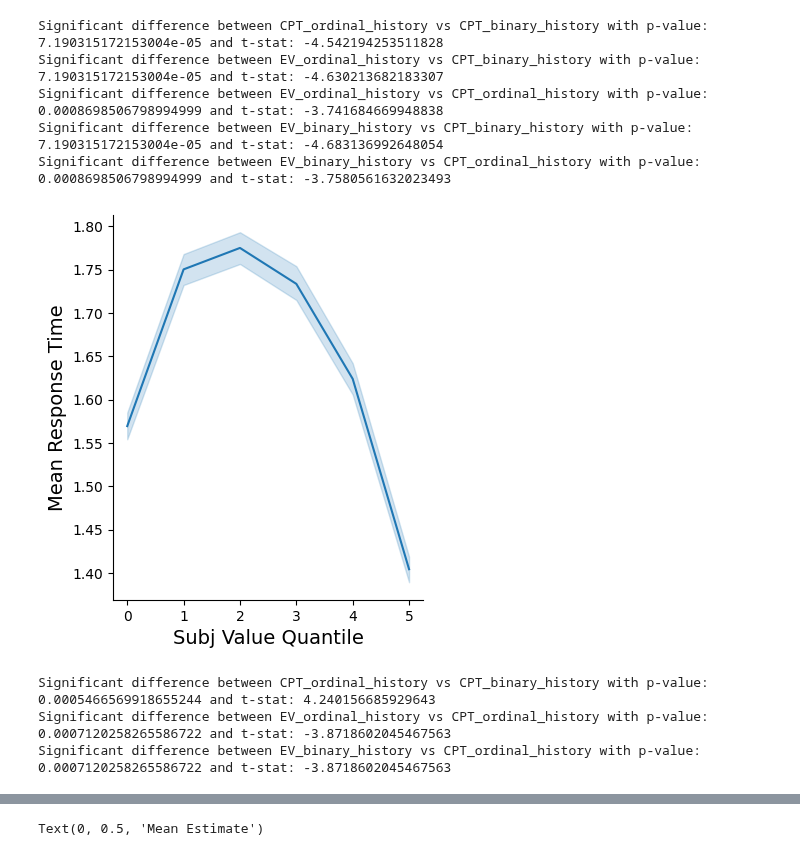
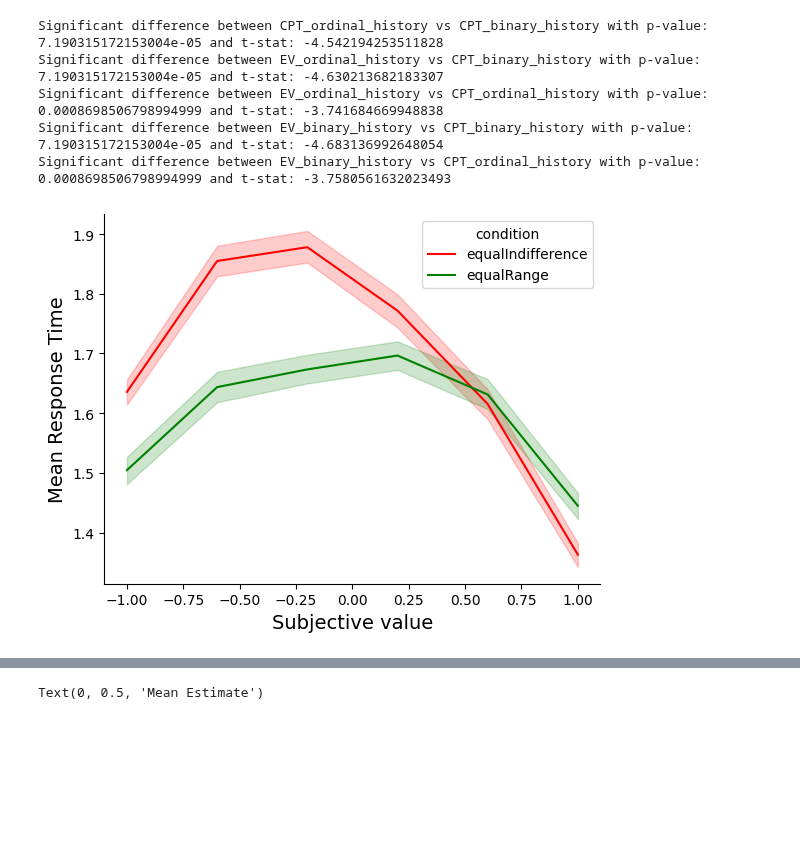
Before and after one commit to GusStgoReyes/riskyneuroarousal, a Jupyter notebook: data/1fits.ipynb, the cells around one changed output, grey strips where cells are left out. Cells and saved outputs as stored; diff of their text form; code cells hidden in the pictures; blank space fills up the shorter version.

Commit message:
subj value and pupil for hddm

```diff
--- a/data/1fits.ipynb
+++ b/data/1fits.ipynb
@@ -21,9 +21,10 @@ for file in os.listdir():
         if file.split("_")[-2] == "subjectFit":
             x.append(pd.read_csv(file))
 model_fits = pd.concat(x, ignore_index=True)
+# %%
+model_fits = model_fits.query(f"model in {['CPT_binary', 'CPT_ordinal']}")
 # %%
 data = load_behavioral_data(min_RT = 0.2)
-data['history'] = data.groupby('sub')['accept'].shift(1).fillna(0).astype(int)
 # %%
 subs_df = {m : [] for m in model_fits["model"].unique()}
 for m in subs_df.keys():
@@ -66,10 +49,0 @@ plt.show()
-# %%
-# Pivot the dataframe so each row is a sub and columns are models
-pivot_df = res_model_per.query(f"sub != 56 and model in {['EV_binary_history', 'CPT_binary_history']}").pivot(index='sub', columns='model', values='acc')
-
-# Plot
-plt.figure(figsize=(8, 5))
-for sub in pivot_df.index:
-    plt.plot(pivot_df.columns, pivot_df.loc[sub], marker='o', label=sub)
-
-plt.show()
@@ -119,60 +111,39 @@ for model in subs_df:
     model_sub_df = subs_df[model]
     # Create new column for normalized decision value grouped by sub
     model_sub_df["decision_value_norm"] = model_sub_df.groupby("sub")["decision_value"].transform(lambda x: x / np.max([abs(x.max()), abs(x.min())]))
+    model_sub_df["subj_value_norm"] = model_sub_df.groupby("sub")["subj_value"].transform(lambda x: x / np.max([abs(x.max()), abs(x.min())]))
 # %%
-plt.figure(figsize=(4, 5))
+# plt.figure(figsize=(4, 5))
+palette = ["red", "green"]
 r2_rt = {"model" : [], "r2" : [], "sub" : []}
 for m in subs_df:
-    if m != "CPT_ordinal_history":
-        continue
+
     model_sub_df = subs_df[m]
     model_sub_df["bin_dv"] = model_sub_df.groupby("sub")["subj_value_norm"].transform(
-                                                        lambda x: pd.qcut(x, q=6, labels=False, duplicates='drop')
+                                                        lambda x: pd.qcut(x, q=6, labels=np.linspace(-1, 1, 6), duplicates='drop')
                                                     )
-    sns.lineplot(data = model_sub_df, x = "bin_dv", y = "RT")
+    if m == 'CPT_ordinal':
+        sns.lineplot(data = model_sub_df, x = "bin_dv", y = "RT", hue = "condition", palette=palette)
+        sns.despine()
+        plt.xlabel("Subjective value", fontsize=14)
+        plt.ylabel("Mean Response Time", fontsize=14)
+        plt.show()
 
     for sub in model_sub_df["sub"].unique():
         subsub_df = model_sub_df.query(f"sub == {sub}").reset_index()
 
         subsub_df["decision_value_sqred"] = subsub_df["subj_value_norm"] ** 2
-        X = subsub_df[['subj_value', 'decision_value_sqred']]  # predictor needs to be 2D
+        X = subsub_df[['subj_value_norm', 'decision_value_sqred']]  # predictor needs to be 2D
         y = subsub_df['RT']
 
         model = LinearRegression().fit(X, y)
         r_squared = r2_score(y, model.predict(X))
         r2_rt["r2"].append(r_squared)
         r2_rt["model"].append(m)
         r2_rt["sub"].append(sub)
 
 r2_rt = pd.DataFrame(r2_rt)
-sns.despine()
-plt.xlabel("Subj Value Quantile", fontsize=14)
-plt.ylabel("Mean Response Time", fontsize=14)
-plt.show()
+r2_rt = r2_rt.query("sub != 56")
+r2_rt["condition"]  = r2_rt["sub"].apply(lambda x: "equalRange" if x%2 == 0 else "equalIndifference")
 # %% [output]
-[figure, old version]
+[figure, new version]
-# %%
-p_values = []
-t_stats = []
-names = []
-for i in range(4):
-    for j in range(4):
-        if i > j:
-            model1 = r2_rt["model"].unique()[i]
-            model2 = r2_rt["model"].unique()[j]
-            if model1.split("_")[0] == "EV" and model2.split("_")[0] == "EV":
-                continue
-            data1 = r2_rt.query(f"sub != 56 & model == '{model1}'")["r2"]
-            data2 = r2_rt.query(f"sub != 56 & model == '{model2}'")["r2"]
-            t_stat, p_val = stats.ttest_rel(data1, data2)
-            p_values.append(p_val)
-            t_stats.append(t_stat)
-            names.append(f"{model1} vs {model2}")
-p_values = false_discovery_control(p_values, method = "by")
-for i, name in enumerate(names):
-    if p_values[i] < 0.05:
-        print(f"Significant difference between {name} with p-value: {p_values[i]} and t-stat: {t_stats[i]}")
-# %% [output]
-Significant difference between CPT_ordinal_history vs CPT_binary_history with p-value: 0.0005466569918655244 and t-stat: 4.240156685929643
-Significant difference between EV_ordinal_history vs CPT_ordinal_history with p-value: 0.0007120258265586722 and t-stat: -3.8718602045467563
-Significant difference between EV_binary_history vs CPT_ordinal_history with p-value: 0.0007120258265586722 and t-stat: -3.8718602045467563
```
Also changed, not shown: parts of 19 cells of this notebook, 8 other files.
